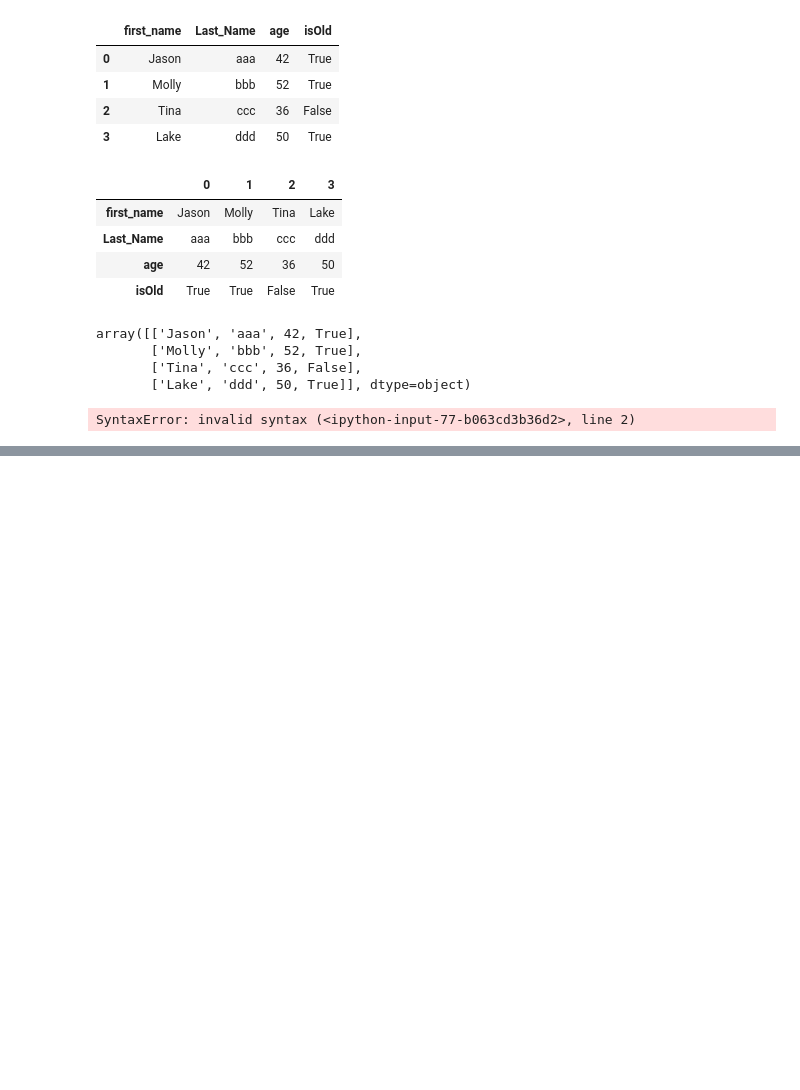
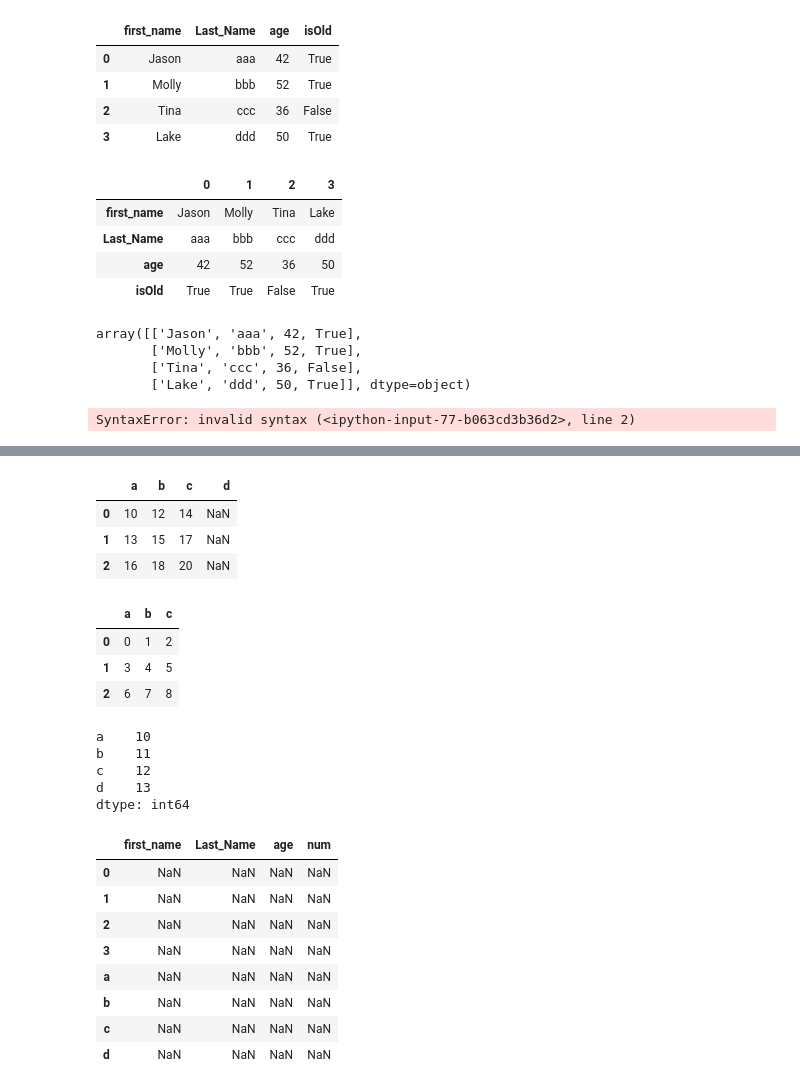
Before and after one commit to YMGYM/toBigs_activity, a Jupyter notebook: Week 0/inflearn_pandas.ipynb, the cells around one changed output, grey strips where cells are left out. Drawn from its saved outputs; the diff is of its cells as text; code cells hidden in the pictures; blank space fills up the shorter version.

```diff
--- a/Week 0/inflearn_pandas.ipynb
+++ b/Week 0/inflearn_pandas.ipynb
@@ -151,0 +257,2 @@ SyntaxError: invalid syntax (<ipython-input-77-b063cd3b36d2>, line 2)
+# %%
+df.age.replace([1,2], ["a", "b"], inplace=False) # map과 기능상 동일하다
@@ -151,0 +331,36 @@ SyntaxError: invalid syntax (<ipython-input-77-b063cd3b36d2>, line 2)
+# %%
+s3 = Series(np.arange(10,14), index=list("abcd"))
+# %%
+df1 + s3 # column 기준 broadcasting
+# %% [output]
+|  | a | b | c | d |
+| 0 | 10 | 12 | 14 | NaN |
+| 1 | 13 | 15 | 17 | NaN |
+| 2 | 16 | 18 | 20 | NaN |
+# %%
+df1
+# %% [output]
+|  | a | b | c |
+| 0 | 0 | 1 | 2 |
+| 1 | 3 | 4 | 5 |
+| 2 | 6 | 7 | 8 |
+# %%
+s3
+# %% [output]
+a    10
+b    11
+c    12
+d    13
+dtype: int64
+# %%
+df.add(s3, axis=0) # axis를 적어 주면 그것이 기준, 단 index명을 기준으로 한다
+# %% [output]
+|  | first_name | Last_Name | age | num |
+| 0 | NaN | NaN | NaN | NaN |
+| 1 | NaN | NaN | NaN | NaN |
+| 2 | NaN | NaN | NaN | NaN |
+| 3 | NaN | NaN | NaN | NaN |
+| a | NaN | NaN | NaN | NaN |
+| b | NaN | NaN | NaN | NaN |
+| c | NaN | NaN | NaN | NaN |
+| d | NaN | NaN | NaN | NaN |
```
Also changed, not shown: parts of 40 cells of this notebook.
